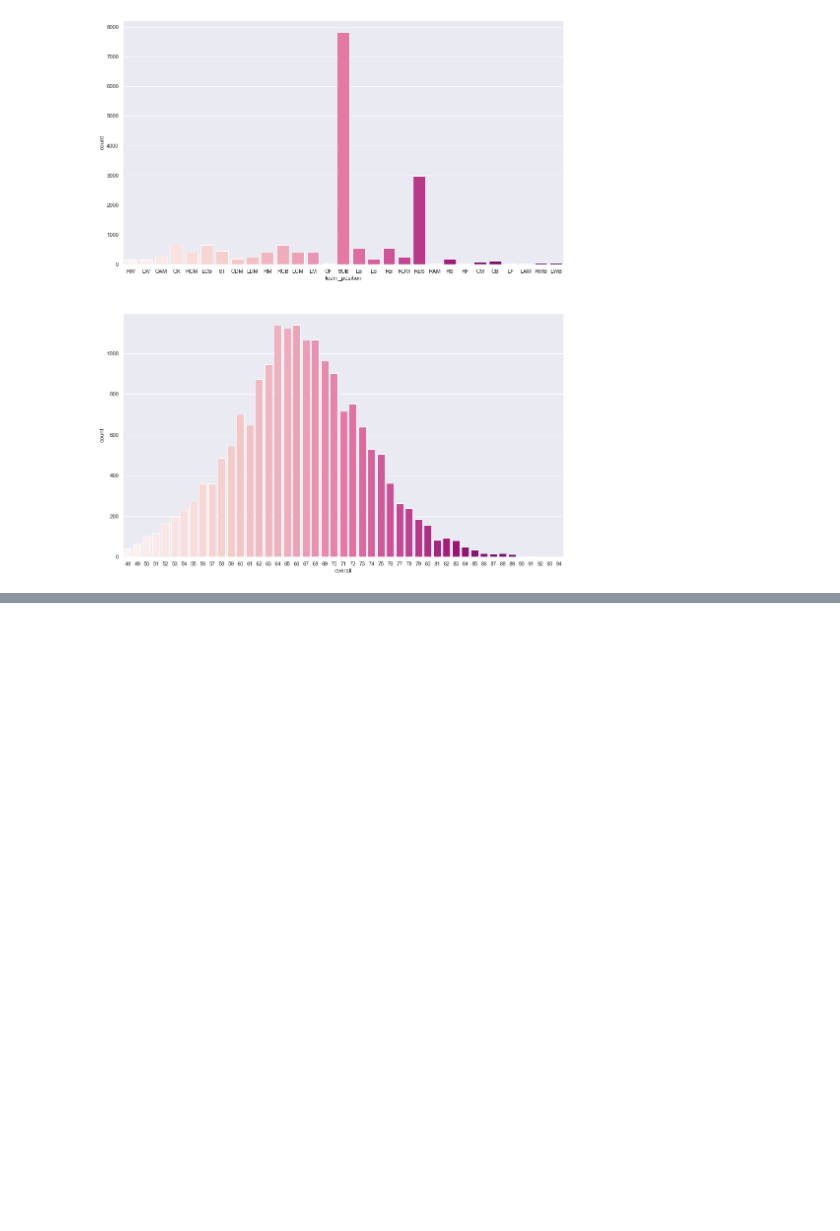
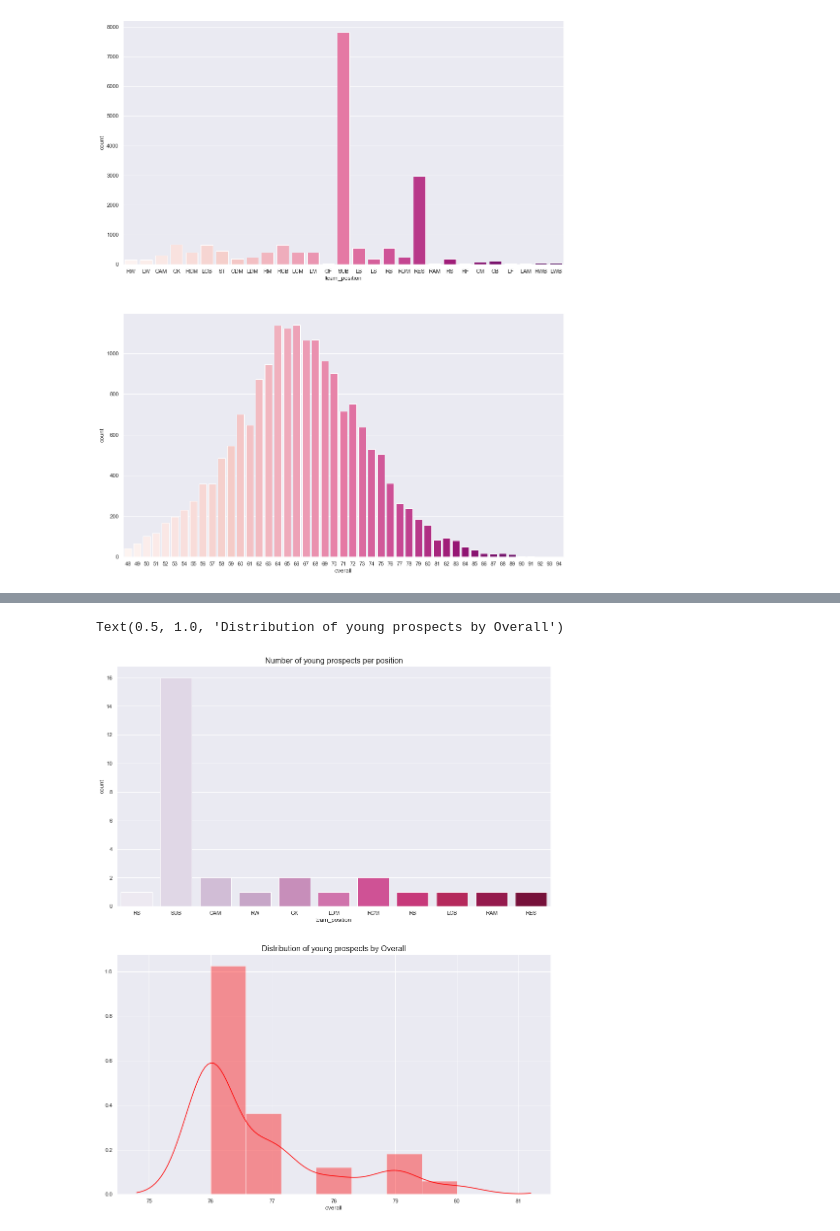
Before and after one commit to Arunima1992/Fifa20, a Jupyter notebook: Fifa20_Analysis.ipynb, the cells around one changed output, grey strips where cells are left out. Cells and saved outputs as stored; diff of their text form; code cells hidden in the pictures; blank space fills up the shorter version.

```diff
--- a/Fifa20_Analysis.ipynb
+++ b/Fifa20_Analysis.ipynb
@@ -166,0 +167,6 @@ piechart(df['skill_moves'], "Share of Player's Skill Move", plt.cm.viridis(np.li
+# %%
+#Young Players Analysis
+
+youth_special = df[(df['overall']>75) & (df['potential'] - df['overall']>=10)].sort_values(by='overall',ascending=False)
+cols = ['long_name','club','age','overall','potential','team_position','value_eur']
+youth_special[cols]
@@ -166,0 +191,11 @@ piechart(df['skill_moves'], "Share of Player's Skill Move", plt.cm.viridis(np.li
+# %%
+#Checking the distribution of the young players by overall score and team position
+sns.set(style="darkgrid")
+fig, axs = plt.subplots(nrows=2, figsize=(16, 20))
+sns.countplot(youth_special['team_position'], palette="PuRd", ax=axs[0])
+axs[0].set_title('Number of young prospects per position', fontsize=16)
+sns.distplot(youth_special['overall'],color="Red", ax=axs[1])
+axs[1].set_title('Distribution of young prospects by Overall', fontsize=16)
+# %% [output]
+Text(0.5, 1.0, 'Distribution of young prospects by Overall')
+[figure, added]
```
Also changed, not shown: parts of 9 cells of this notebook.
